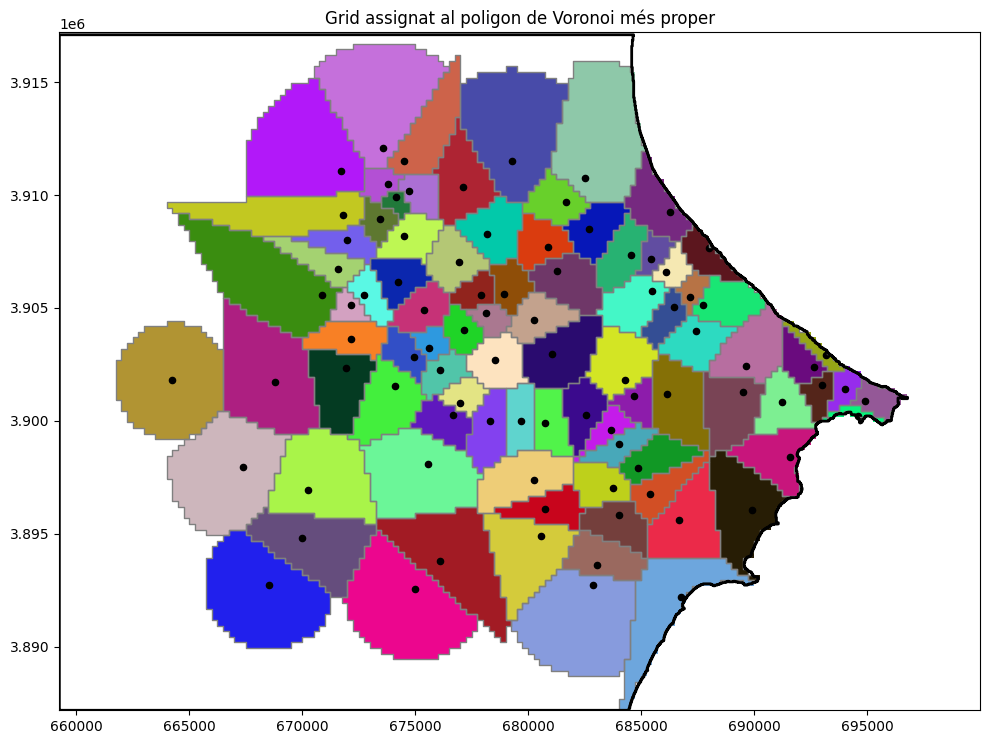
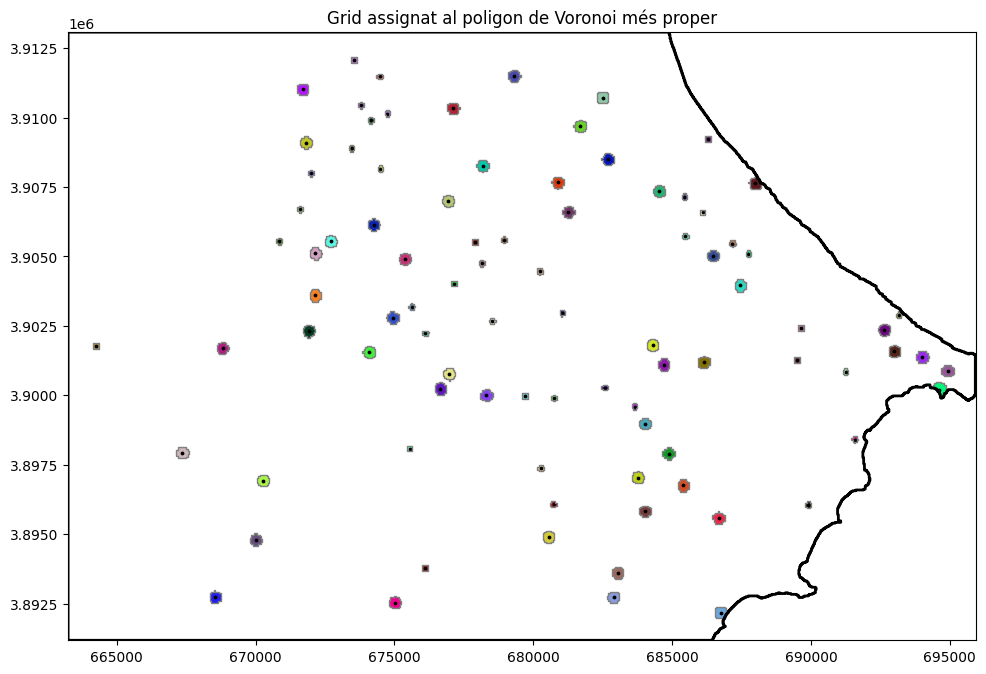
The change to this notebook cell's code, shown as a diff; its figure went from the first image to the second:
--- before
+++ after
@@ -1,3 +1,5 @@
 import re, yaml
+from scipy.stats import lognorm, norm
+
 with open("parameters.yaml", "r", encoding="utf-8") as f:
     raw_params = f.read()
@@ -6,5 +8,9 @@
 params = yaml.safe_load(cleaned_params)
 
-A_max = params["A_max"]
+farm_shape = params["farm_shape"]
+farm_loc = params["farm_loc"]
+farm_scale = params["farm_scale"]
+villa_mu = params["villa_mu"]
+villa_sigma = params["villa_sigma"]
 
 # Apply area constraint to Voronoi regions
@@ -12,5 +18,5 @@
 
 L_cell = regular_grid['L_cell']
-cell_area_ha = (L_cell ** 2) / 1e3  # Area in hectares
+cell_area_ha = (L_cell ** 2) / 1e4  # Area in hectares
 
 # Create a copy of voronoi_region to work with
@@ -30,4 +36,10 @@
     
     # If area exceeds limit, remove farthest cells
+    if sites['type'][site_idx] == 0:
+        A_max = lognorm.rvs(s=farm_shape, loc=farm_loc, scale=farm_scale)
+        A_max = 4
+    else:
+        A_max = norm.rvs(loc=villa_mu, scale=villa_sigma)
+        A_max = 15
     if site_area > A_max:
         # Get coordinates of site
@@ -91,5 +103,5 @@
     shading="nearest",
 )
-ax.scatter(points[:, 0], points[:, 1], color='black', s=20, label='Capitals')
+ax.scatter(points[:, 0], points[:, 1], color='black', s=3, label='Capitals')
 ax.set_title('Grid assignat al poligon de Voronoi més proper')
 voronoi_gdf.boundary.plot(ax=ax, color="grey", linewidth=1)

Commit: refactor abm